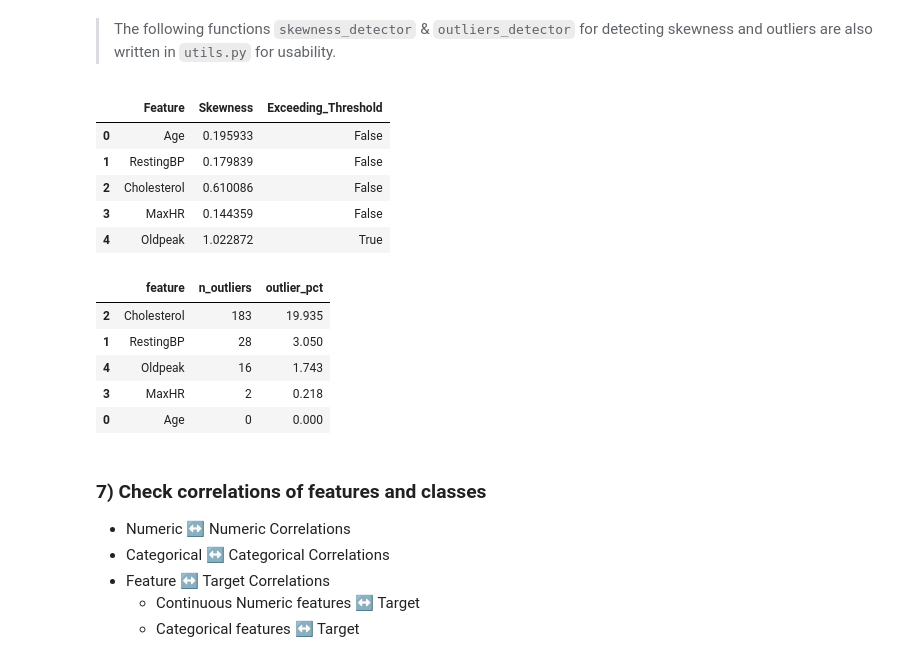
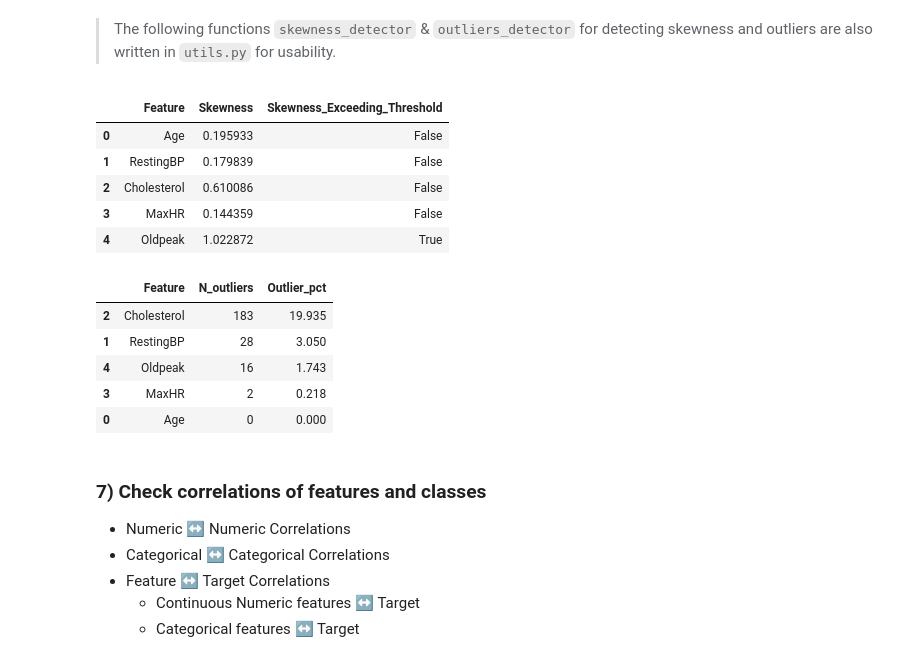
Before and after one commit to Nimaabediforud/Heart-Disease-Prediction, a Jupyter notebook: Notebooks/EDA/EDA.ipynb, the cells around one changed output. Saved outputs shown, nothing was run; the diff lists cells and outputs as text; code cells hidden in the pictures.

```diff
--- a/Notebooks/EDA/EDA.ipynb
+++ b/Notebooks/EDA/EDA.ipynb
@@ -346,20 +347,10 @@ Counts of (>= 7): 0
 #----------------
 # Check skewness
 #----------------
-def skewness_detector(num_cols):
-    # Compute skewness for each numerical features and add to dict
-    sk = {col: abs(num_cols[col].skew()) for col in num_cols}
-    # Convert to dataframe
-    skewness = pd.DataFrame(sk, index=[0])
-    # Melt (for better inspection)
-    skewness = pd.melt(skewness, var_name='Feature', value_name='Skewness')
-    # Check if skewness is exceeding the threshold (skewness >= 1)
-    skewness['Exceeding_Threshold'] = skewness['Skewness'] >= 1
-    return skewness
 
 skewness_detector(num_cols)
 # %% [output]
-|  | Feature | Skewness | Exceeding_Threshold |
+|  | Feature | Skewness | Skewness_Exceeding_Threshold |
 | 0 | Age | 0.195933 | False |
 | 1 | RestingBP | 0.179839 | False |
 | 2 | Cholesterol | 0.610086 | False |
@@ -368,37 +359,11 @@ skewness_detector(num_cols)
 # %%
 #-------------------------------------------
 # Find potential outliers in numeric values
 #-------------------------------------------
 
-def outlier_detector(num_cols):
-    # IQR method (1.5 * IQR)
-    outlier_info = []
-    # Loop through numeric features
-    for c in num_cols:
-        # Calculate Q1 -> 25%
-        Q1 = num_cols[c].quantile(0.25)
-        # Calculate Q3 -> 75%
-        Q3 = num_cols[c].quantile(0.75)
-        # Calculate IQR
-        IQR = Q3 - Q1
-        # Calculate and determine lower and upper bounds
-        lower = Q1 - 1.5 * IQR
-        upper = Q3 + 1.5 * IQR
-        # Filter outliers
-        mask = (num_cols[c] < lower) | (num_cols[c] > upper)
-        # Count outliers
-        n_out = mask.sum()
-        # Add all info to list (features, number of outliers, percentage of outliers)
-        outlier_info.append((c, n_out, (n_out / len(num_cols) * 100).round(3)))
-
-    # Convert to dataframe
-    outlier_df = pd.DataFrame(outlier_info,
-                            columns=['feature', 'n_outliers', 'outlier_pct']).sort_values('outlier_pct', ascending=False)
-    return outlier_df
-
 outlier_detector(num_cols)
 # %% [output]
-|  | feature | n_outliers | outlier_pct |
+|  | Feature | N_outliers | Outlier_pct |
 | 2 | Cholesterol | 183 | 19.935 |
 | 1 | RestingBP | 28 | 3.050 |
 | 4 | Oldpeak | 16 | 1.743 |
```
Also changed, not shown: parts of 5 cells of this notebook, 12 other files.
